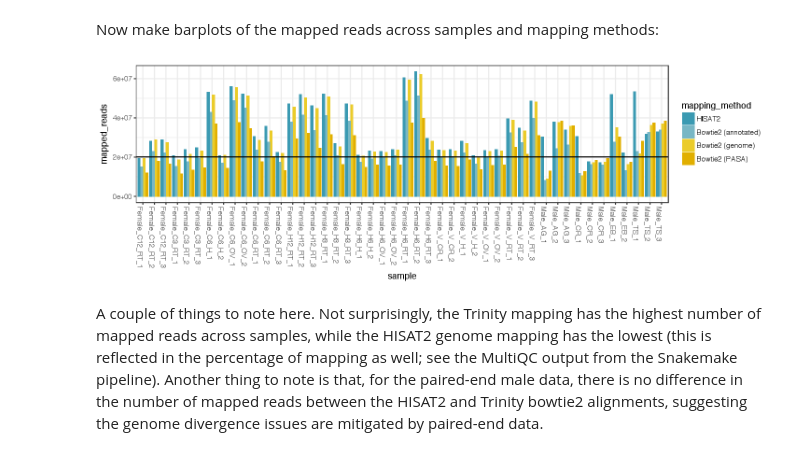
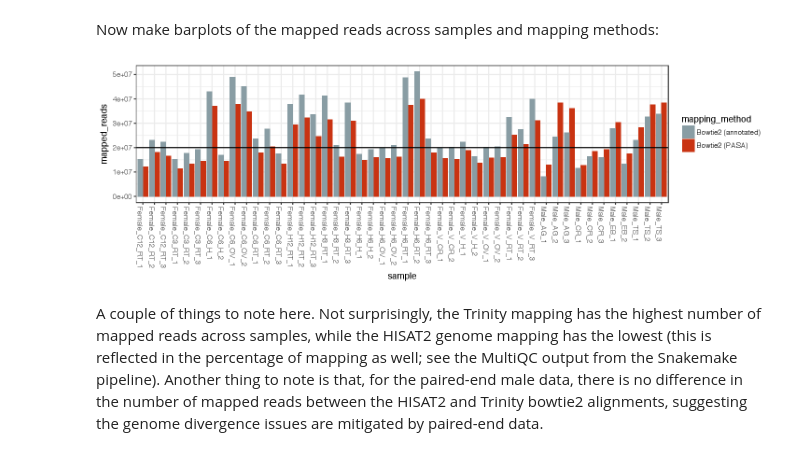
Before and after one commit to YazBraimah/DnovPmRNAseq, a Jupyter notebook: complete_analysis.ipynb, the cells around one changed output. Cells and saved outputs as stored; diff of their text form; code cells hidden in the pictures.

```diff
--- a/complete_analysis.ipynb
+++ b/complete_analysis.ipynb
@@ -110,12 +93,7 @@ tTrinotate.sub.some = unique(subset(tTrinotate.sub.all, select = c("gene_id.y",
 # %% [markdown]
 There are three raw count matrices derived from each of the mapping/abundance steps described above. We'll load each of these:
 # %%
-counts_hisat2 = read.csv("ballgown/gene_counts.csv", sep = ",", header = T, row.names=1, com='', check.names=F)
-
 counts_bt2.fbgn = read.table("Genome/annotated_eXpress/annotated.gene.counts.matrix", header=T, row.names=1, com='', check.names=F)
-
-counts_bt2.mstrg = read.table("Genome/eXpress/genome.gene.counts.matrix", header=T, row.names=1, com='', check.names=F)
-
 counts_bt2.pasa = read.table("Trinity/pasa/eXpress/pasa.gene.counts.matrix", header=T, row.names=1, com='', check.names=F)
 # %% [markdown]
 For each the counts generated by eXpress there're normalized expression matrices in TPM units (we'll have to normalize the counts derived from HISAT2). Load those:
@@ -350,14 +243,12 @@ tpmTable_bt2.pasa$Time = factor(tpmTable_bt2.pasa$Time, levels = c("virgin", "3h
 # %% [markdown]
 We need to look at seevral QC metrics for our count data. First we'll look at the variation in library sizes across the thee analyses:
 # %%
-hisat2LibSizes <- as.data.frame(colSums(counts_hisat2))
 a.bt2LibSizes <- as.data.frame(colSums(counts_bt2.fbgn))
-g.bt2LibSizes <- as.data.frame(colSums(counts_bt2.mstrg))
 pasa.LibSizes <- as.data.frame(colSums(counts_bt2.pasa))
-libSizes = cbind(hisat2LibSizes, a.bt2LibSizes, g.bt2LibSizes, pasa.LibSizes)
+libSizes = cbind(a.bt2LibSizes, pasa.LibSizes)
 libSizes <- cbind(sample = row.names(libSizes), libSizes)
 row.names(libSizes)<- NULL
-colnames(libSizes) = c("sample", "HISAT2", "Bowtie2 (annotated)", "Bowtie2 (genome)", "Bowtie2 (PASA)")
+colnames(libSizes) = c("sample", "Bowtie2 (annotated)", "Bowtie2 (PASA)")
 libSizes = melt(libSizes, id.vars = "sample")
 colnames(libSizes) = c("sample", "mapping_method", "mapped_reads")
 # %% [markdown]
@@ -365,13 +256,13 @@ Now make barplots of the mapped reads across samples and mapping methods:
 # %%
 options(repr.plot.width = 12, repr.plot.height = 4)
 ggplot(libSizes, aes(sample, mapped_reads, fill = mapping_method)) +
     geom_bar(stat="identity", position = "dodge") +
     theme_bw() +
     theme(axis.text.x = element_text(angle = -90, hjust = 0)) +
     geom_hline(yintercept = 20000000) +
-    scale_fill_manual(values = wes_palette("Zissou"))
+    scale_fill_manual(values = wes_palette("Royal1"))
 # %% [output]
-[figure, old version]
+[figure, new version]
 # %% [markdown]
 A couple of things to note here. Not surprisingly, the Trinity mapping has the highest number of mapped reads across samples, while the HISAT2 genome mapping has the lowest (this is reflected in the percentage of mapping as well; see the MultiQC output from the Snakemake pipeline). Another thing to note is that, for the paired-end male data, there is no difference in the number of mapped reads between the HISAT2 and Trinity bowtie2 alignments, suggesting the genome divergence issues are mitigated by paired-end data.
 # %% [markdown]
```
Also changed, not shown: parts of 356 cells of this notebook.
